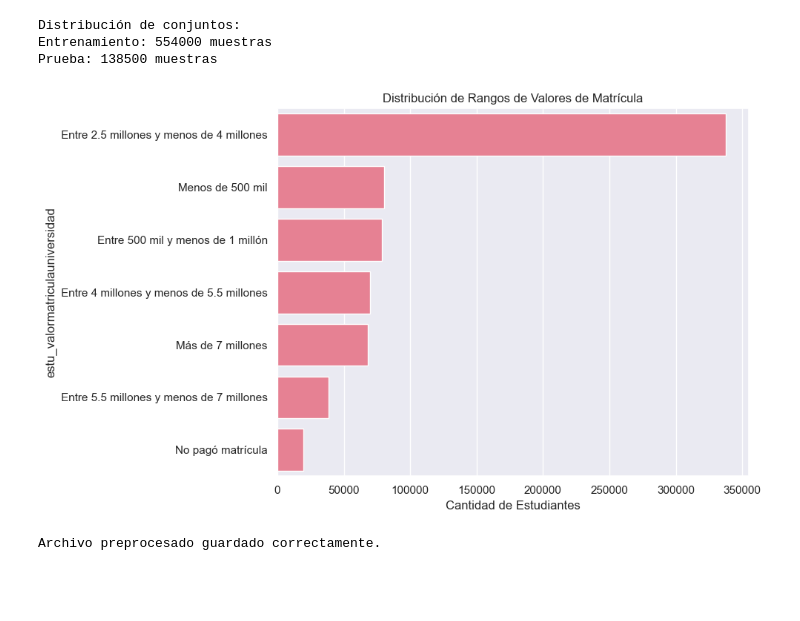
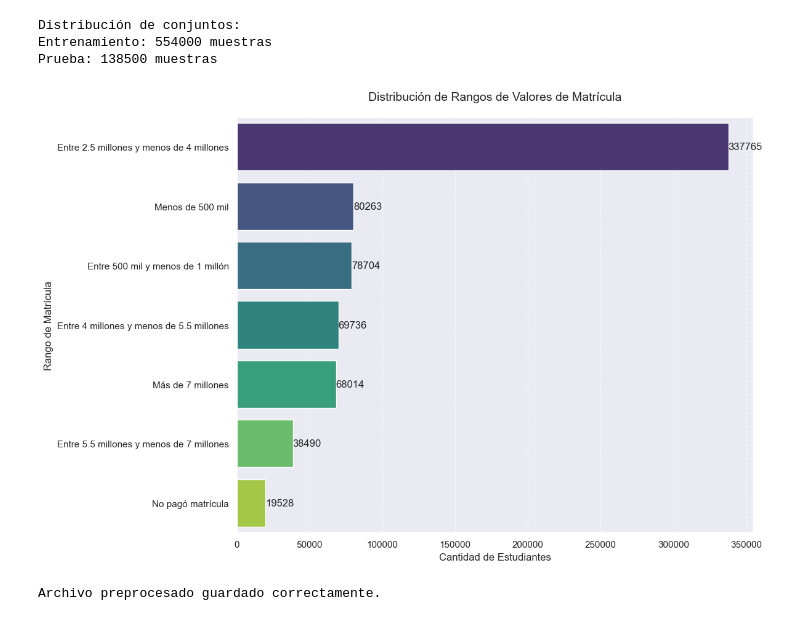
Before and after one commit to Quirama1108/intro_udea_20251, a Jupyter notebook: 02 - preprocesado.ipynb, the cells around one changed output. Cells and saved outputs as stored; diff of their text form; code cells hidden in the pictures; blank space fills up the shorter version.

```diff
--- a/02 - preprocesado.ipynb
+++ b/02 - preprocesado.ipynb
@@ -229,2 +187,8 @@ X_train, X_test, y_train, y_test = train_test_split(X, y, test_size=0.2, random_
+# %%
+target = 'rendimiento_global_medio-alto'
+y = df[target]
+# %%
+num_cols = X_train.select_dtypes(include=["int64", "float64"]).columns.tolist()
+cat_cols = X_train.select_dtypes(include=["object", "category"]).columns.tolist()
 # %%
 # Ajustar el preprocesador a los datos
@@ -248,10 +214,12 @@ class AdvancedImputer:
 
         # Categóricas
         cat_cols = df.select_dtypes(include=['object']).columns
-        df[cat_cols] = self.cat_imputer.fit_transform(df[cat_cols])
+        if len(cat_cols) > 0:
+            df[cat_cols] = self.cat_imputer.fit_transform(df[cat_cols])
 
         return df
 
+
 imputer = AdvancedImputer()
 df = imputer.fit_transform(df)
 # %%
@@ -327,6 +300,7 @@ df[num_cols] = scaler.fit_transform(df[num_cols])
 # %%
 # 1. Crear variable target binaria
-df['rendimiento_global_medio-alto'] = (df['rendimiento_global'] == 'medio-alto').astype(int)
+df['rendimiento_global_medio-alto'] = (df['RENDIMIENTO_GLOBAL'] == 'medio-alto').astype(int)
+
 
 # 2. Aplicar codificación avanzada antes de definir features
 df = codificacion_avanzada(df, target_col='rendimiento_global_medio-alto')
@@ -422,25 +387,61 @@ Distribución de conjuntos:
 Entrenamiento: 554000 muestras
 Prueba: 138500 muestras
 # %%
-#visualizar graficos
-# Definir columnas de rangos de matrícula
-matricula_cols = [col for col in df.columns if col.startswith('estu_valormatriculauniversidad_')]
+# 1. Verificación y preparación segura de datos
+try:
+    # Identificar columnas de matrícula
+    matricula_cols = [col for col in df.columns if col.startswith('ESTU_VALORMATRICULAUNIVERSIDAD_')]
 
-# Reconstruir la columna categórica original
-df['estu_valormatriculauniversidad'] = df[matricula_cols].idxmax(axis=1).str.replace('estu_valormatriculauniversidad_', '')
+    if not matricula_cols:
+        raise ValueError("No se encontraron columnas de matrícula universitaria")
 
-# Contar ocurrencias por categoría
-counts = df['estu_valormatriculauniversidad'].value_counts()
+    # Reconstrucción segura de la columna categórica
+    if not df[matricula_cols].empty:
+        # Crear columna con el nombre de la categoría seleccionada
+        df['ESTU_VALORMATRICULAUNIVERSIDAD'] = (
+            df[matricula_cols]
+            .idxmax(axis=1)
+            .str.replace('ESTU_VALORMATRICULAUNIVERSIDAD_', '', regex=False)
+        )
+    else:
+        df['ESTU_VALORMATRICULAUNIVERSIDAD'] = 'SIN_DATOS'
 
-# Graficar
-plt.figure(figsize=(10,6))
-sns.countplot(data=df, y='estu_valormatriculauniversidad', order=counts.index)
-plt.title('Distribución de Rangos de Valores de Matrícula')
-plt.xlabel('Cantidad de Estudiantes')
-plt.tight_layout()
-plt.show()
+    # 2. Conteo y ordenamiento de categorías
+    counts = df['ESTU_VALORMATRICULAUNIVERSIDAD'].value_counts()
+
+    # 3. Visualización mejorada
+    plt.figure(figsize=(12, 8))
+    ax = sns.countplot(
+        data=df,
+        y='ESTU_VALORMATRICULAUNIVERSIDAD',
+        order=counts.index,
+        palette='viridis'
+    )
+
+    # Añadir etiquetas de valor
+    for p in ax.patches:
+        width = p.get_width()
+        ax.text(width + 5, p.get_y() + p.get_height()/2.,
+                f'{int(width)}',
+                ha='left', va='center')
+
+    plt.title('Distribución de Rangos de Valores de Matrícula', fontsize=14, pad=20)
+    plt.xlabel('Cantidad de Estudiantes', fontsize=12)
+    plt.ylabel('Rango de Matrícula', fontsize=12)
+    plt.grid(axis='x', linestyle='--', alpha=0.7)
+    plt.tight_layout()
+    plt.show()
+
+except Exception as e:
+    print(f"Error al generar el gráfico: {str(e)}")
+    # Gráfico alternativo si hay problemas
+    if 'ESTU_VALORMATRICULAUNIVERSIDAD' in df.columns:
+        plt.figure(figsize=(10,6))
+        df['ESTU_VALORMATRICULAUNIVERSIDAD'].value_counts().plot(kind='barh')
+        plt.title('Distribución de Matrículas (visualización alternativa)')
+        plt.show()
 # %% [output]
-[figure, old version]
+[figure, new version]
 # %%
 #Guardar el DataFrame procesado
 df.to_csv("./data/train_preprocesado.csv", index=False)
```
Also changed, not shown: parts of 22 cells of this notebook, 2 other files.
